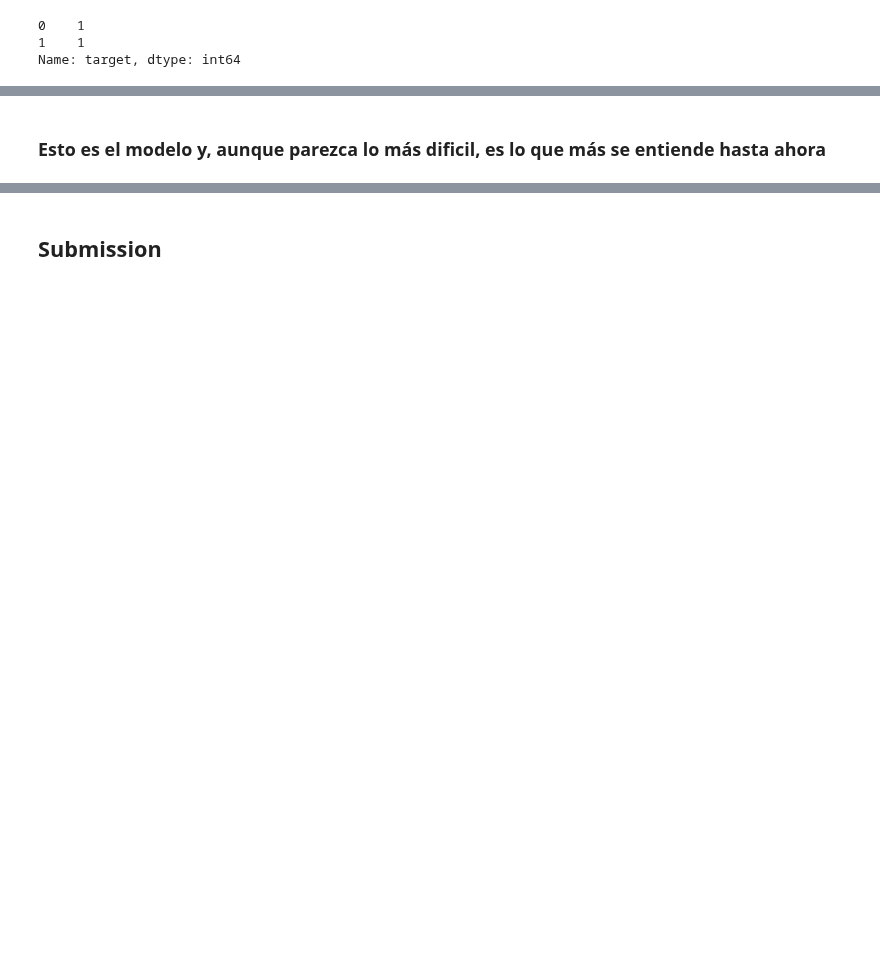
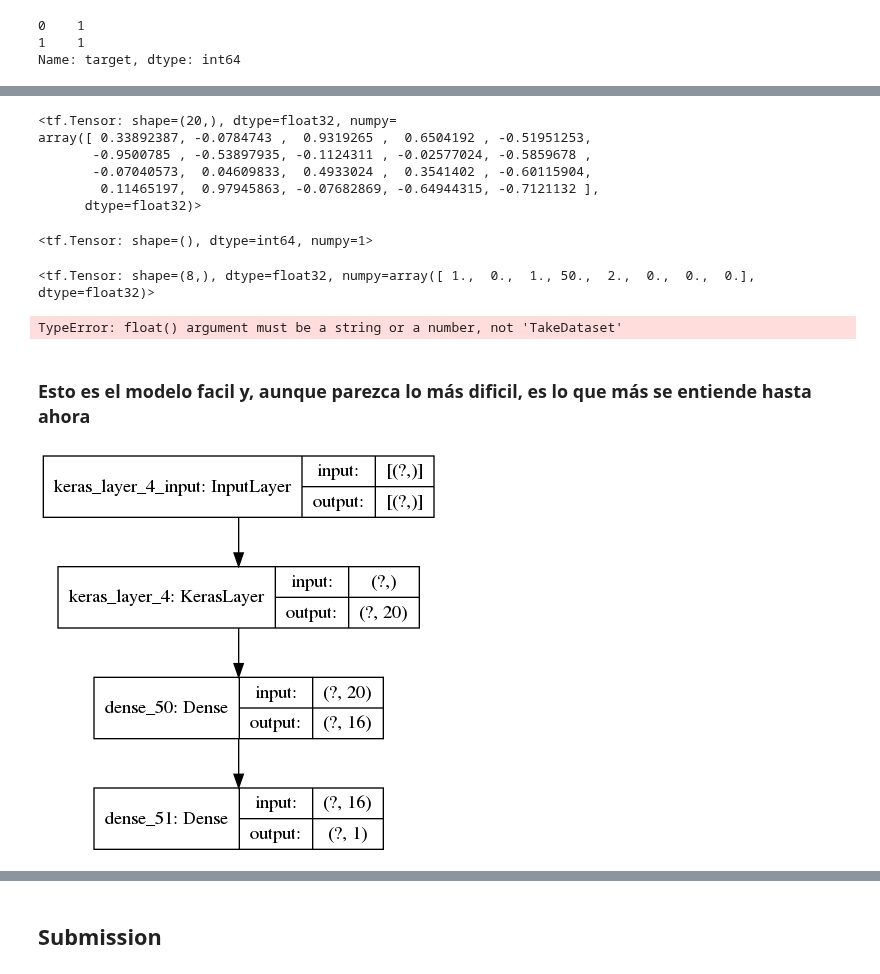
Before and after one commit to andi-carretero/TP2_Datos, a Jupyter notebook: NeuralNetwork.ipynb, the cells around one changed output, grey strips where cells are left out. Drawn from its saved outputs; the diff is of its cells as text; code cells hidden in the pictures; blank space fills up the shorter version.

Commit message:
Now trying to make a new NN model with two inputs, seems to be imposible
Signed-off-by: otlucas <lucas.otero@despegar.com>

```diff
--- a/NeuralNetwork.ipynb
+++ b/NeuralNetwork.ipynb
@@ -30,5 +47,6 @@ Name: target, dtype: int64
 # %%
 VALIDATION_SIZE = .8
 TEST_SIZE = .9
-df = train_limpio[["text", "target"]]
-raw_train_ds, raw_val_ds, raw_test_ds = np.split(df.sample(frac=1), [int(VALIDATION_SIZE*len(df)), int(TEST_SIZE*len(df))])
+WANTED_COLUMNS = ["text", "cantidad_links", "cantidad_signos_pregunta", "repeticiones", "longitud_tweet", "letras_seguidas", "sentimiento", "insultos_por_tweet", "expresiones_por_tweet", "target"]
+df = train_limpio[WANTED_COLUMNS]
+raw_train_df, raw_val_df, raw_test_df = np.split(df.sample(frac=1), [int(VALIDATION_SIZE*len(df)), int(TEST_SIZE*len(df))])
@@ -35 +55,8 @@ raw_train_ds, raw_val_ds, raw_test_ds = np.split(df.sample(frac=1), [int(VALIDAT
+# %%
+raw_train_ds = tf.data.Dataset.from_tensor_slices((raw_train_df["text"].to_numpy(dtype="str"), raw_train_df["target"].values))
+raw_val_ds = tf.data.Dataset.from_tensor_slices((raw_val_df["text"].to_numpy(dtype="str"), raw_val_df["target"].values))
+raw_test_ds = tf.data.Dataset.from_tensor_slices((raw_test_df["text"].to_numpy(dtype="str"), raw_test_df["target"].values))
+
+
+train_examples_batch, train_labels_batch = next(iter(raw_train_ds.batch(10)))
 # %%
@@ -41,10 +66,3 @@ raw_train_ds.head(2)
-# %%
-raw_train_ds = tf.data.Dataset.from_tensor_slices((raw_train_ds["text"].to_numpy(dtype="str"), raw_train_ds["target"].values))
-raw_val_ds = tf.data.Dataset.from_tensor_slices((raw_val_ds["text"].to_numpy(dtype="str"), raw_val_ds["target"].values))
-raw_test_ds = tf.data.Dataset.from_tensor_slices((raw_test_ds["text"].to_numpy(dtype="str"), raw_test_ds["target"].values))
-
-
-train_examples_batch, train_labels_batch = next(iter(raw_train_ds.batch(10)))
 # %%
 train_examples_batch
 # %% [output]
@@ -88,18 +152,42 @@ array([[ 0.8806901 , -0.63843614,  1.1812737 ,  0.5551796 , -0.5470011 ,
+# %%
+list(validateTextX)[0]
+# %% [output]
+<tf.Tensor: shape=(20,), dtype=float32, numpy=
+array([ 0.33892387, -0.0784743 ,  0.9319265 ,  0.6504192 , -0.51951253,
+       -0.9500785 , -0.53897935, -0.1124311 , -0.02577024, -0.5859678 ,
+       -0.07040573,  0.04609833,  0.4933024 ,  0.3541402 , -0.60115904,
+        0.11465197,  0.97945863, -0.07682869, -0.64944315, -0.7121132 ],
+      dtype=float32)>
+# %%
+list(validateY)[0]
+# %% [output]
+<tf.Tensor: shape=(), dtype=int64, numpy=1>
+# %%
+list(validateFeaturesX)[0]
+# %% [output]
+<tf.Tensor: shape=(8,), dtype=float32, numpy=array([ 1.,  0.,  1., 50.,  2.,  0.,  0.,  0.], dtype=float32)>
+# %%
+np.array(validateFeaturesX, dtype=np.float32)
+# %% [output]
+TypeError: float() argument must be a string or a number, not 'TakeDataset'
 # %% [markdown]
-### Esto es el modelo y, aunque parezca lo más dificil, es lo que más se entiende hasta ahora
+### Esto es el modelo facil y, aunque parezca lo más dificil, es lo que más se entiende hasta ahora
 # %%
 model = tf.keras.Sequential()
 model.add(hub_layer)
 model.add(tf.keras.layers.Dense(16, activation='relu'))
 model.add(tf.keras.layers.Dense(1))
 model.compile(optimizer='adam',
               loss=tf.keras.losses.BinaryCrossentropy(from_logits=True),
               metrics=['accuracy', 'binary_crossentropy'])
 history = model.fit(raw_train_ds.shuffle(5000).batch(512),
                     epochs=30,
                     validation_data=raw_val_ds.batch(512), verbose=0)
 historyMap = {}
 historyMap["some model"] = history
+keras.utils.plot_model(model, "my_first_model.png", show_shapes=True)
+# %% [output]
+[figure, added]
 # %%
 model.evaluate(raw_test_ds.batch(512))
 # %% [output]
```
Also changed, not shown: parts of 25 cells of this notebook, 3 other files.
